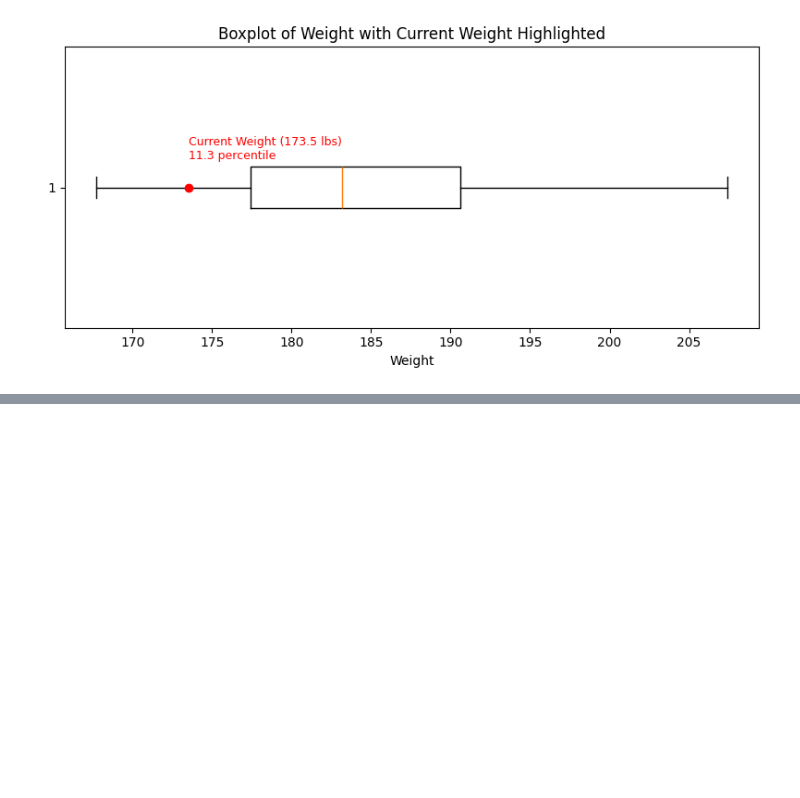
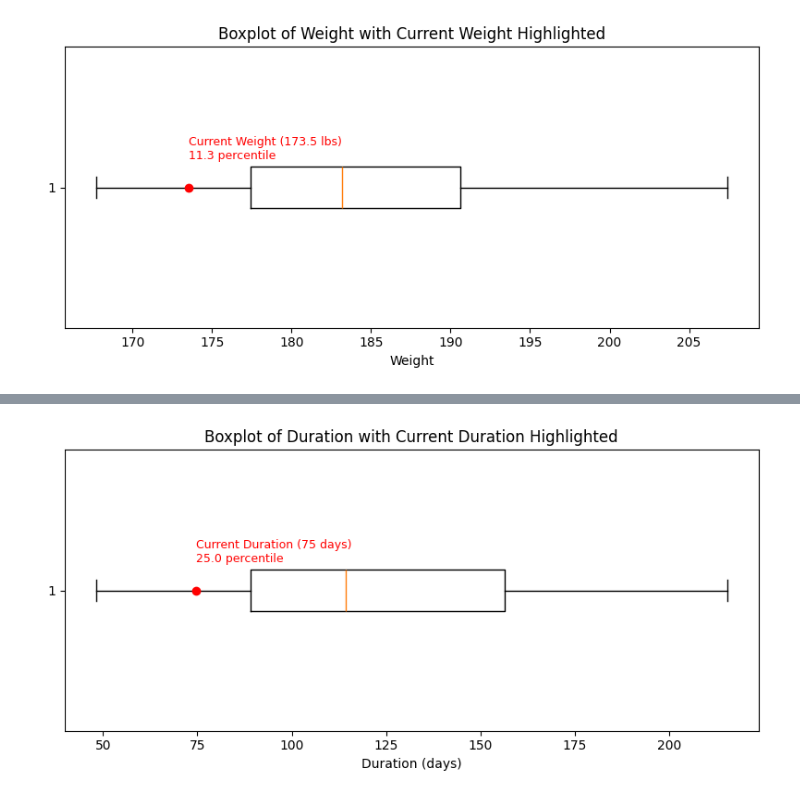
Before and after one commit to ericmelz/weight, a Jupyter notebook: notebooks/eda1.ipynb, the cells around one changed output, grey strips where cells are left out. Cells and saved outputs as stored; diff of their text form; code cells hidden in the pictures; blank space fills up the shorter version.

```diff
--- a/notebooks/eda1.ipynb
+++ b/notebooks/eda1.ipynb
@@ -243,0 +276,18 @@ plot_current_weight(173.5)
+# %%
+def plot_current_duration(current_duration):
+    percentile = np.mean(summary_df['duration_days'] <= current_duration) * 100
+
+    # Boxplot
+    plt.figure(figsize=(8,4))
+    plt.boxplot(summary_df['duration_days'], vert=False)
+    plt.title('Boxplot of Duration with Current Duration Highlighted')
+    plt.xlabel('Duration (days)')
+
+    # Plot current_weigh with a red dot
+    plt.scatter(y=1, x=current_duration, color='red', zorder=3)
+    plt.text(current_duration, 1.1, f'Current Duration ({current_duration:.0f} days)\n{percentile:.1f} percentile', color='red', fontsize=9)
+    plt.tight_layout()
+# %%
+plot_current_duration(summary_df.loc[2025]['duration_days'])
+# %% [output]
+[figure, added]
```
Also changed, not shown: parts of 6 cells of this notebook.
